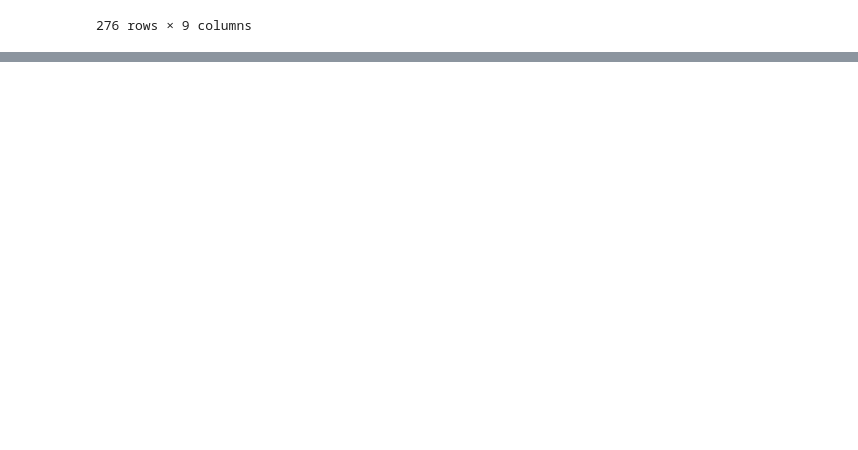
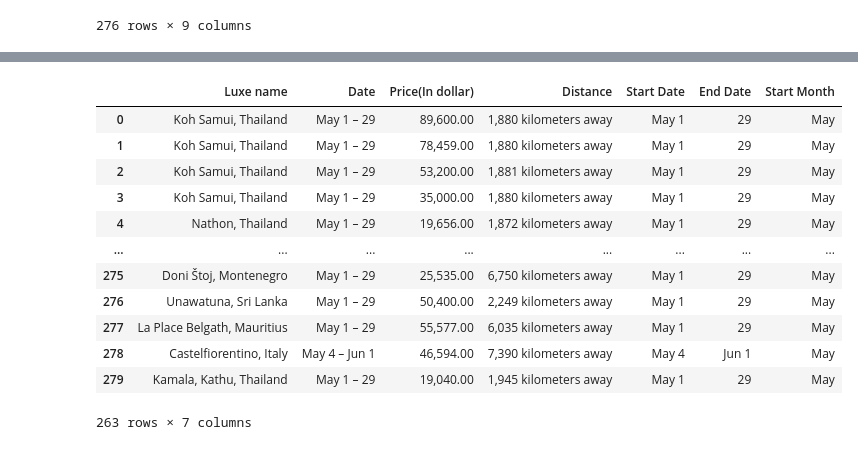
Before and after one commit to nvnehemias/airbnb-analytics-portfolio, a Jupyter notebook: airbnb-analytics-portfolio/notebooks/01_airbnb_exploratory_data_analysis.ipynb, the cells around one changed output, grey strips where cells are left out. Cells and saved outputs as stored; diff of their text form; code cells hidden in the pictures; blank space fills up the shorter version.

```diff
--- a/airbnb-analytics-portfolio/notebooks/01_airbnb_exploratory_data_analysis.ipynb
+++ b/airbnb-analytics-portfolio/notebooks/01_airbnb_exploratory_data_analysis.ipynb
@@ -453,0 +490,5 @@ df_2
+# %%
+df_3_no_dupes = df_3.drop_duplicates()
+# %%
+df_3_no_dupes['Start Date'] = df_3_no_dupes['Date'].str.split(' – ', expand = True)[0]
+df_3_no_dupes['End Date'] = df_3_no_dupes['Date'].str.split(' – ', expand = True)[1]
@@ -453,0 +506,2 @@ df_2
+# %%
+df_3_no_dupes['Start Month'] = df_3_no_dupes['Start Date'].str.split(' ', expand = True)[0]
@@ -453,0 +514,16 @@ df_2
+# %%
+df_3_no_dupes
+# %% [output]
+|  | Luxe name | Date | Price(In dollar) | Distance | Start Date | End Date | Start Month |
+| 0 | Koh Samui, Thailand | May 1 – 29 | 89,600.00 | 1,880 kilometers away | May 1 | 29 | May |
+| 1 | Koh Samui, Thailand | May 1 – 29 | 78,459.00 | 1,880 kilometers away | May 1 | 29 | May |
+| 2 | Koh Samui, Thailand | May 1 – 29 | 53,200.00 | 1,881 kilometers away | May 1 | 29 | May |
+| 3 | Koh Samui, Thailand | May 1 – 29 | 35,000.00 | 1,880 kilometers away | May 1 | 29 | May |
+| 4 | Nathon, Thailand | May 1 – 29 | 19,656.00 | 1,872 kilometers away | May 1 | 29 | May |
+| ... | ... | ... | ... | ... | ... | ... | ... |
+| 275 | Doni Štoj, Montenegro | May 1 – 29 | 25,535.00 | 6,750 kilometers away | May 1 | 29 | May |
+| 276 | Unawatuna, Sri Lanka | May 1 – 29 | 50,400.00 | 2,249 kilometers away | May 1 | 29 | May |
+| 277 | La Place Belgath, Mauritius | May 1 – 29 | 55,577.00 | 6,035 kilometers away | May 1 | 29 | May |
+| 278 | Castelfiorentino, Italy | May 4 – Jun 1 | 46,594.00 | 7,390 kilometers away | May 4 | Jun 1 | May |
+| 279 | Kamala, Kathu, Thailand | May 1 – 29 | 19,040.00 | 1,945 kilometers away | May 1 | 29 | May |
+263 rows × 7 columns
```
Also changed, not shown: parts of 24 cells of this notebook, 1 other file.
